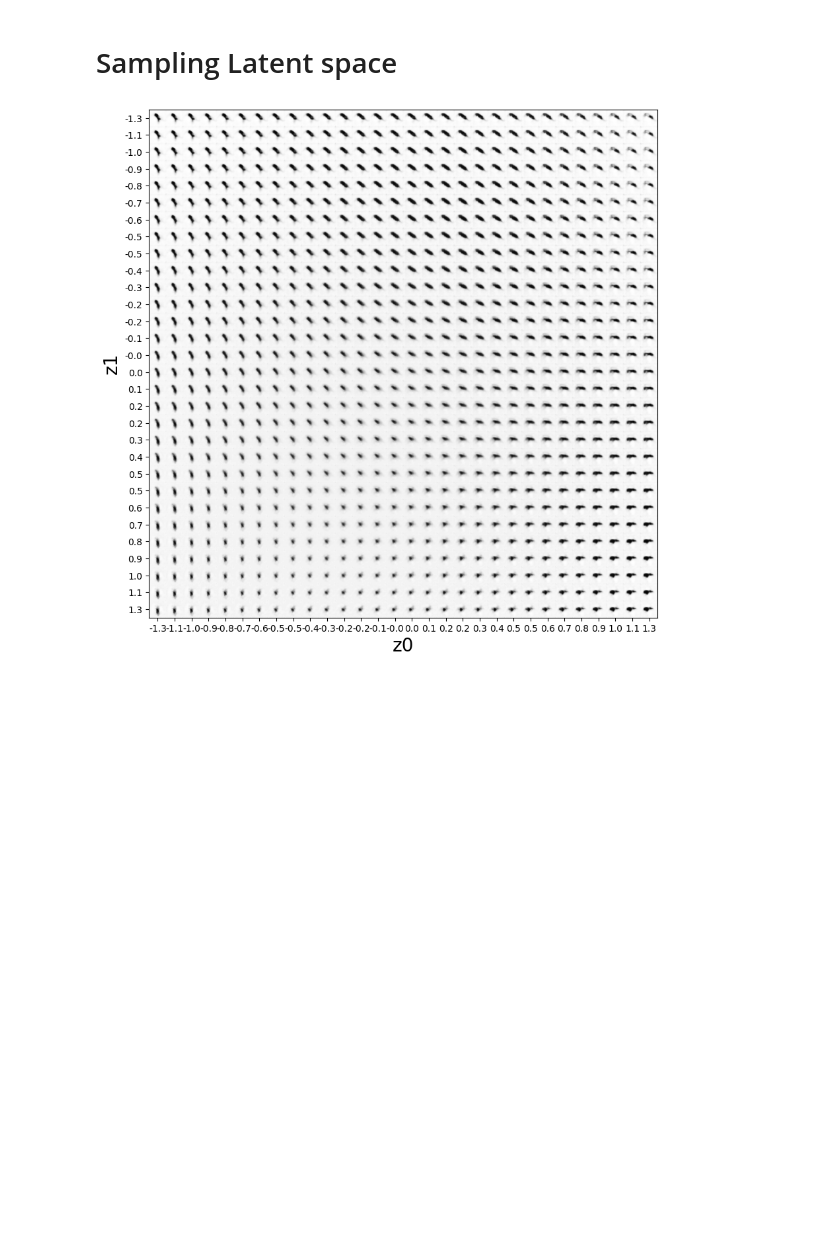
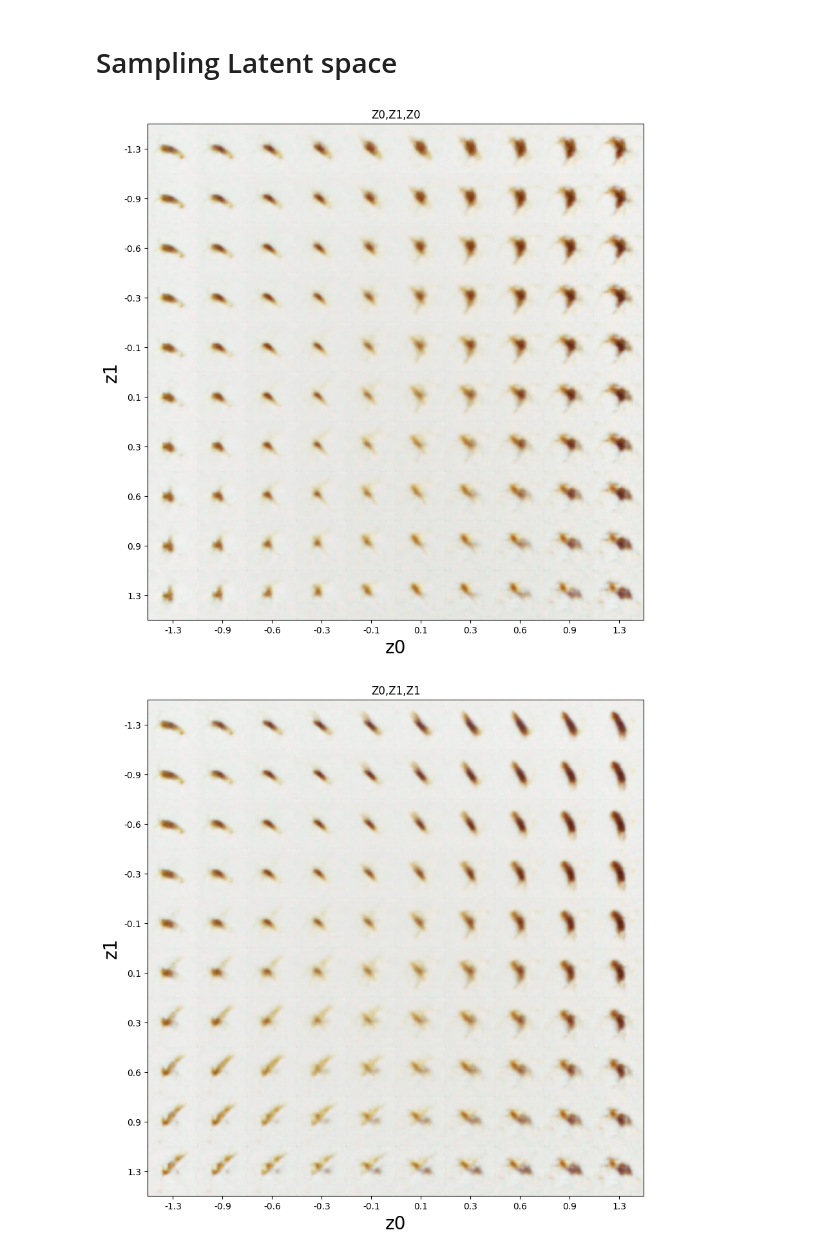
Before and after one commit to Pwhsky/copepod-image-analysis, a Jupyter notebook: vae/copepod_vae.ipynb, the cells around one changed output. Saved outputs shown, nothing was run; the diff lists cells and outputs as text; code cells hidden in the pictures; blank space fills up the shorter version.

Commit message:
VAE now works with colors

```diff
--- a/vae/copepod_vae.ipynb
+++ b/vae/copepod_vae.ipynb
@@ -4,8 +4,8 @@ import numpy as np
 from matplotlib import pyplot as plt
 import cv2
 
-image = dt.LoadImage("copepod_images/cope_1.png")
-image = np.array(image.resolve())
+img = dt.LoadImage("copepod_images/cope_1.png")
+img= np.array(img.resolve())
 
 #Some single copepod positions from cope_1.png, additional crops are commented out.
 ys    = [1875,    1487,  955,1740,2693,2955,1430,1970,2537  ,1945,1480,2955,2345,1864,3087] #1525,
@@ -20,9 +20,9 @@ for i in range(number_of_crops):
     x_index   = xs[i]
     crop_size = 48
     x0,y0 = y_index-crop_size // 2, x_index - crop_size//2
-    training_image = np.array(   image[x0:x0+crop_size, y0: y0 + crop_size])
-    training_image = cv2.cvtColor(training_image,cv2.COLOR_BGR2GRAY)
-    training_image = np.expand_dims(training_image,axis=-1)
+    training_image = np.array(   img[x0:x0+crop_size, y0: y0 + crop_size])
+    #training_image = cv2.cvtColor(training_image,cv2.COLOR_BGR2GRAY)
+    #training_image = np.expand_dims(training_image,axis=-1)
     training_images.append(training_image)
     plt.subplot(1,number_of_crops,i+1)
     plt.axis("off")
@@ -83,10 +138,10 @@ image_pipeline = (
 )
 
 train_dataset = dt.pytorch.Dataset(image_pipeline & image_pipeline,length=100)
-train_loader  = DataLoader(train_dataset,batch_size=64,shuffle=True)
+train_loader  = DataLoader(train_dataset,batch_size=32,shuffle=True,num_workers=5)
 # %% [markdown]
 # Training
 # %%
-vae_trainer = dl.Trainer(max_epochs=100,accelerator="auto")
+vae_trainer = dl.Trainer(max_epochs=300,accelerator="auto")
 vae_trainer.fit(vae,train_loader)
 # %% [output]
@@ -111,33 +166,67 @@ INFO:
 # Sampling Latent space
 # %%
 from torch.distributions.normal import Normal
-img_num = 30
+img_num = 10
 img_size = 48
 
 z0_grid = Normal(0, 1).icdf(torch.linspace(0.1, 0.9, img_num))
 z1_grid = Normal(0, 1).icdf(torch.linspace(0.1, 0.9, img_num))
-image = np.zeros((img_num * img_size, img_num * img_size))
+image = np.zeros((img_num * img_size, img_num * img_size,3))
 for i0, z0 in enumerate(z0_grid):
     for i1, z1 in enumerate(z1_grid):
-        z=torch.stack((z0,z1)).unsqueeze(0)
-        generated_image = vae.decode(z).clone().detach()
+        z=torch.stack((z0,z1,z0,z0)).unsqueeze(0)
+        generated_image = vae.decode(z).clone().detach().numpy()
+        generated_image = generated_image.transpose(0, 2, 3, 1).squeeze()
+
         image[
             i1 * img_size : (i1 + 1) * img_size,
             i0 * img_size : (i0 + 1) * img_size,
-        ] = generated_image.numpy().squeeze()
+            :
+        ] = generated_image
 
 plt.figure(figsize=(10, 10))
+plt.title("Z0,Z1,Z0")
 plt.imshow(image, cmap="gray")
 plt.xticks(
 np.arange(0.5 * img_size, (0.5 + img_num) * img_size, img_size),
 np.round(z0_grid.numpy(), 1),
 )
 plt.yticks(
 np.arange(0.5 * img_size, (0.5 + img_num) * img_size, img_size),
 np.round(z1_grid.numpy(), 1),
 )
 plt.xlabel("z0", fontsize=20)
 plt.ylabel("z1", fontsize=20)
 plt.show()
+
+
+
+image = np.zeros((img_num * img_size, img_num * img_size,3))
+for i0, z0 in enumerate(z0_grid):
+    for i1, z1 in enumerate(z1_grid):
+        z=torch.stack((z0,z1,z1,z0)).unsqueeze(0)
+        generated_image = vae.decode(z).clone().detach().numpy()
+        generated_image = generated_image.transpose(0, 2, 3, 1).squeeze()
+        image[
+            i1 * img_size : (i1 + 1) * img_size,
+            i0 * img_size : (i0 + 1) * img_size,
+            :
+        ] = generated_image
+
+plt.figure(figsize=(10, 10))
+plt.title("Z0,Z1,Z1")
+plt.imshow(image, cmap="gray")
+plt.xticks(
+np.arange(0.5 * img_size, (0.5 + img_num) * img_size, img_size),
+np.round(z0_grid.numpy(), 1),
+)
+plt.yticks(
+np.arange(0.5 * img_size, (0.5 + img_num) * img_size, img_size),
+np.round(z1_grid.numpy(), 1),
+)
+plt.xlabel("z0", fontsize=20)
+plt.ylabel("z1", fontsize=20)
+plt.show()
 # %% [output]
-[figure, old version]
+[figure, new version]
+[figure, added]
```
Also changed, not shown: parts of 11 cells of this notebook, 2 other files.
